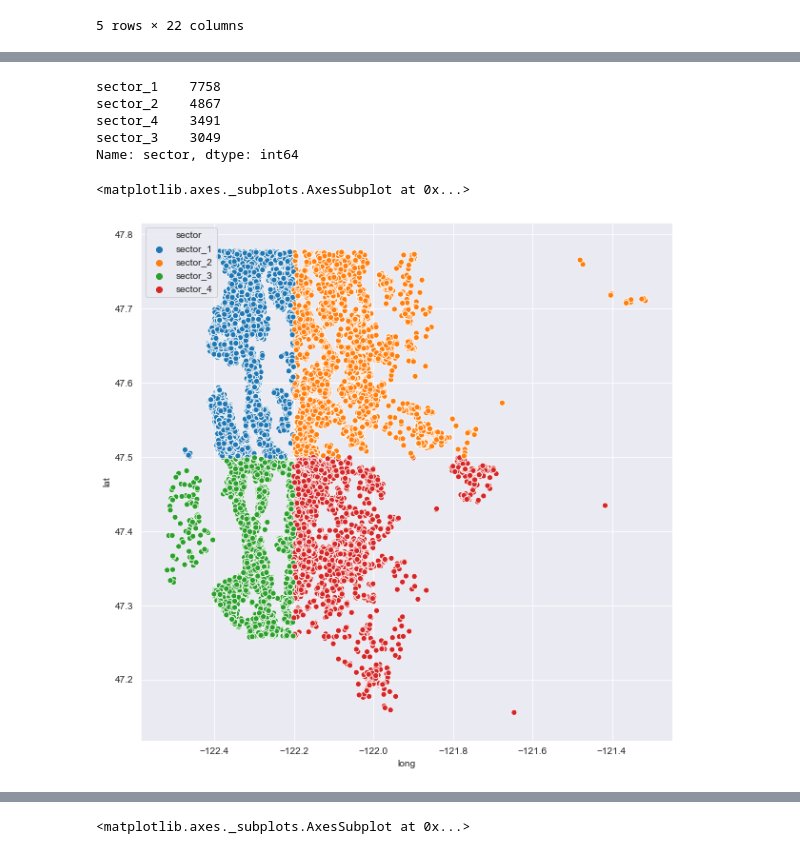
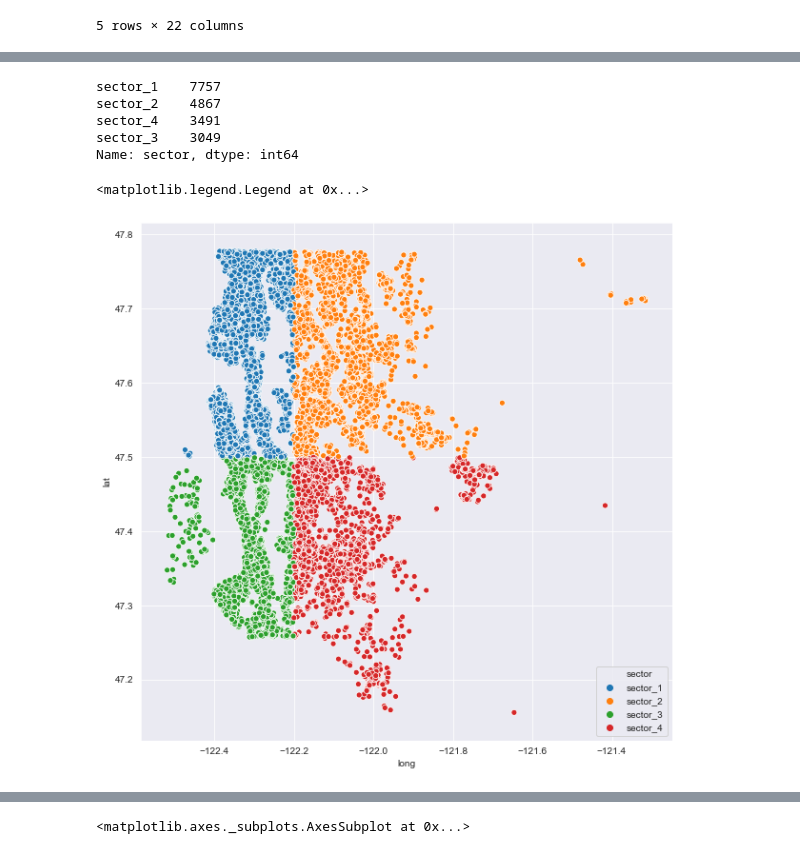
Before and after one commit to Aper012/dsc-phase-2-project, a Jupyter notebook: Project2.ipynb, the cells around one changed output, grey strips where cells are left out. Cells and saved outputs as stored; diff of their text form; code cells hidden in the pictures.

```diff
--- a/Project2.ipynb
+++ b/Project2.ipynb
@@ -387,6 +392,7 @@ df_seasons.head()
 | 3 | winter | 604000.0 | 4 | 3.00 | 1960 | 5 | 1965 | 47.5208 | -122.393 | 12 | ... |
 | 4 | winter | 510000.0 | 3 | 2.00 | 1680 | 3 | 1987 | 47.6168 | -122.045 | 2 | ... |
 # %%
+sns.set_style('darkgrid')
 sns.barplot(x = 'seasons', y = 'price', data = df_seasons, palette = 'rocket')
 # %% [output]
 <matplotlib.axes._subplots.AxesSubplot at 0x...>
@@ -424,0 +466,2 @@ df_low_prices.corr()
+# %%
+df_low_prices.drop(labels = 15856, axis = 0 , inplace = True)
@@ -1018,7 +1066,7 @@ df_bin_zip = df_low_prices
 # %%
 df_bin_zip.sector.value_counts()
 # %% [output]
-sector_1    7758
+sector_1    7757
 sector_2    4867
 sector_4    3491
 sector_3    3049
@@ -1026,9 +1074,10 @@ Name: sector, dtype: int64
 # %%
 plt.figure(figsize = (10,10))
 sns.scatterplot(x = 'long', y = 'lat', hue = 'sector', data = df_bin_zip)
+plt.legend(loc = 4)
 # %% [output]
-<matplotlib.axes._subplots.AxesSubplot at 0x...>
+<matplotlib.legend.Legend at 0x...>
-[figure, old version]
+[figure, new version]
 # %%
 df_bin_zip.head()
 # %% [output]
```
Also changed, not shown: parts of 25 cells of this notebook.
